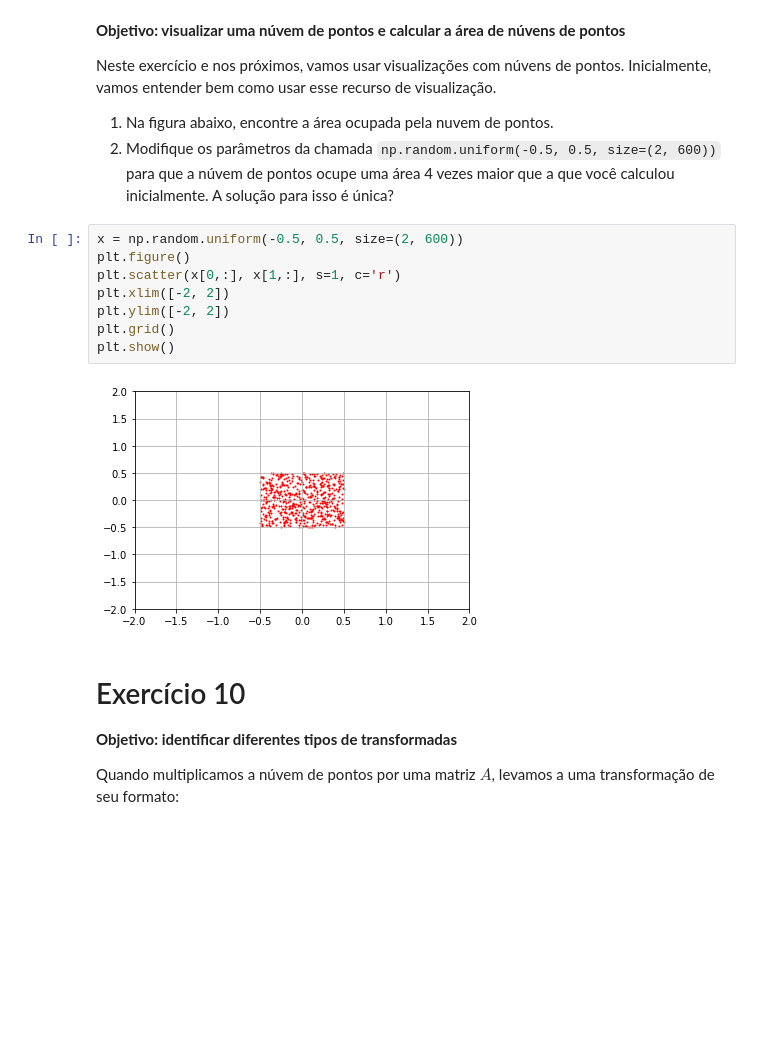
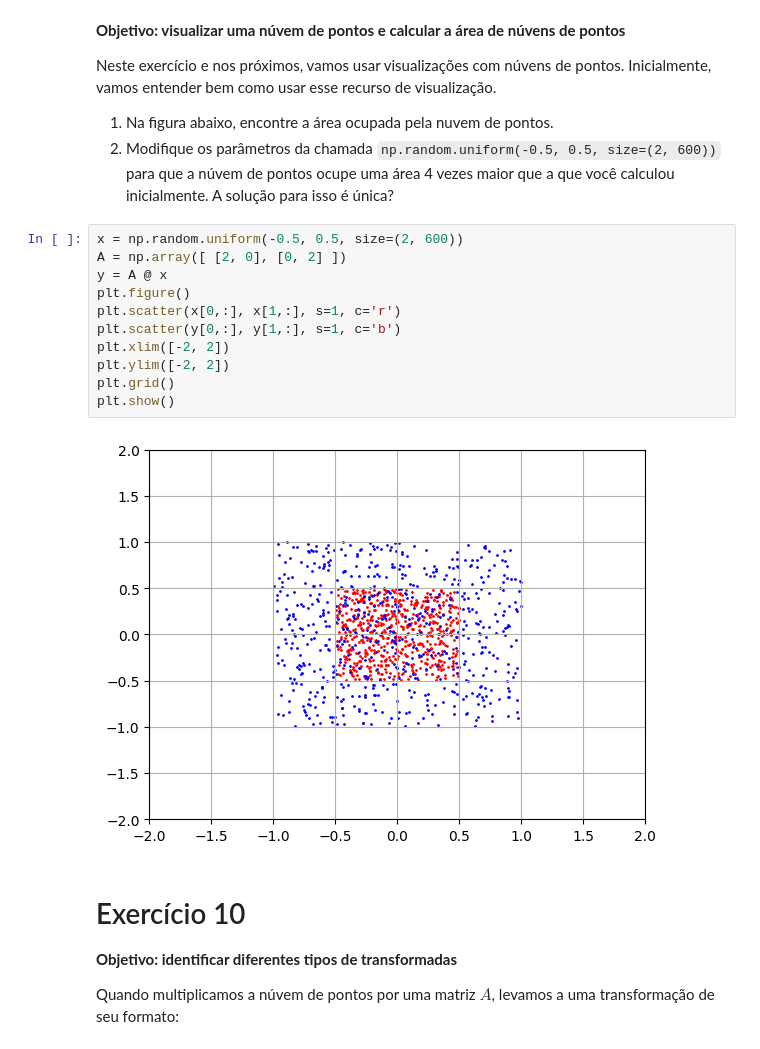
Before and after one commit to thomaschiari/alglin-alunos, a Jupyter notebook: 03-geometria_analitica.ipynb, the cells around one changed output. Cells and saved outputs as stored; diff of their text form; blank space fills up the shorter version.

```diff
--- a/03-geometria_analitica.ipynb
+++ b/03-geometria_analitica.ipynb
@@ -372,14 +372,17 @@ Neste exercício e nos próximos, vamos usar visualizações com núvens de pont
 2. Modifique os parâmetros da chamada `np.random.uniform(-0.5, 0.5, size=(2, 600))` para que a núvem de pontos ocupe uma área 4 vezes maior que a que você calculou inicialmente. A solução para isso é única?
 # %%
 x = np.random.uniform(-0.5, 0.5, size=(2, 600))
+A = np.array([ [2, 0], [0, 2] ])
+y = A @ x
 plt.figure()
 plt.scatter(x[0,:], x[1,:], s=1, c='r')
+plt.scatter(y[0,:], y[1,:], s=1, c='b')
 plt.xlim([-2, 2])
 plt.ylim([-2, 2])
 plt.grid()
 plt.show()
 # %% [output]
-[figure, old version]
+[figure, new version]
 # %% [markdown]
 # Exercício 10
 **Objetivo: identificar diferentes tipos de transformadas**
```
Also changed, not shown: parts of 15 cells of this notebook.
